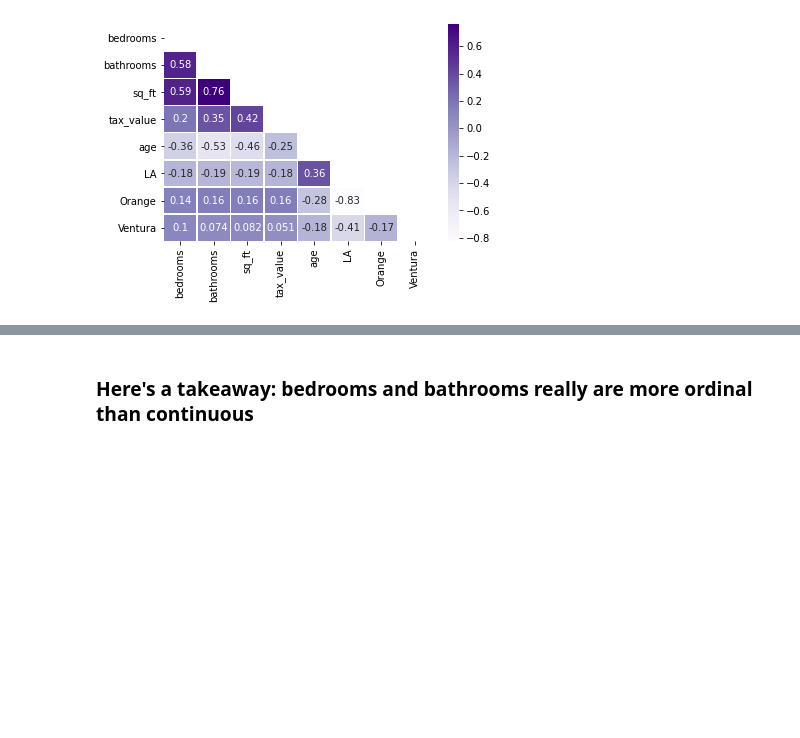
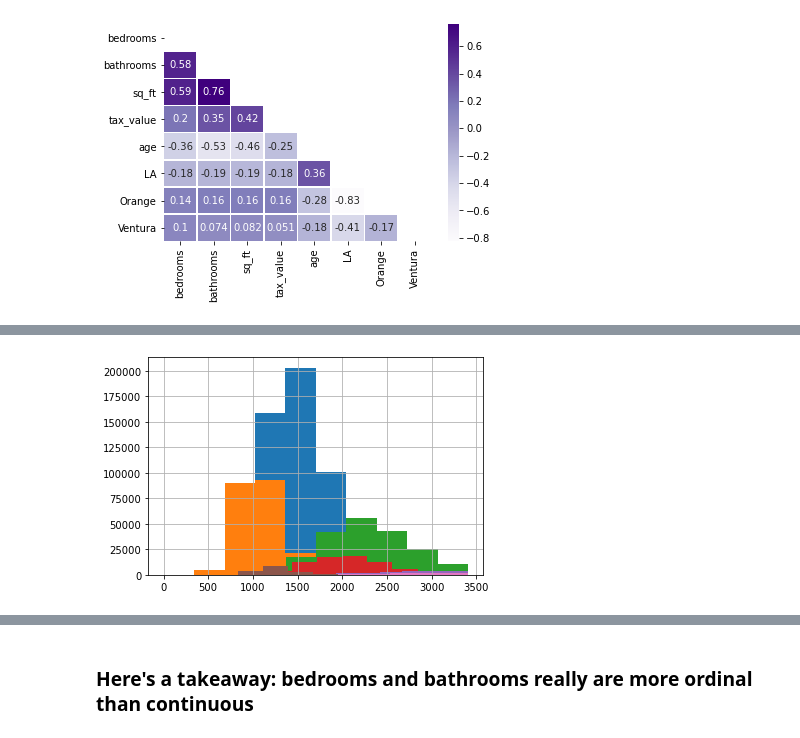
Before and after one commit to brianclements03/Regression_Project, a Jupyter notebook: explore_zillow.ipynb, the cells around one changed output, grey strips where cells are left out. Saved outputs shown, nothing was run; the diff lists cells and outputs as text; code cells hidden in the pictures; blank space fills up the shorter version.

Commit message:
forward progress on project--working on anova test for baths and sq_ft

```diff
--- a/explore_zillow.ipynb
+++ b/explore_zillow.ipynb
@@ -300,0 +308,17 @@ Index(['bedrooms', 'bathrooms', 'sq_ft', 'tax_value', 'county', 'age', 'LA',
+# %%
+baths_2 = train[train.bathrooms == 2.00].sq_ft
+baths_1 = train[train.bathrooms == 1.00].sq_ft
+baths_3 = train[train.bathrooms == 3.00].sq_ft
+baths_2_5 = train[train.bathrooms == 2.50].sq_ft
+baths_4 = train[train.bathrooms == 4.00].sq_ft
+baths_1_5 = train[train.bathrooms == 1.50].sq_ft
+baths_3_5 = train[train.bathrooms == 3.50].sq_ft
+baths_1_75 = train[train.bathrooms == 1.75].sq_ft
+# %%
+baths_list = [baths_2, baths_1, baths_3, baths_2_5,baths_4,baths_1_5,baths_3_5,baths_1_75]#, 'baths_3', 'baths_2_5','baths_4','baths_1_5','baths_3_5','baths_1_75']
+
+for bath in baths_list:
+    plt.figure
+    bath.hist()
+# %% [output]
+[figure, added]
```
Also changed, not shown: parts of 25 cells of this notebook, 3 other files.
